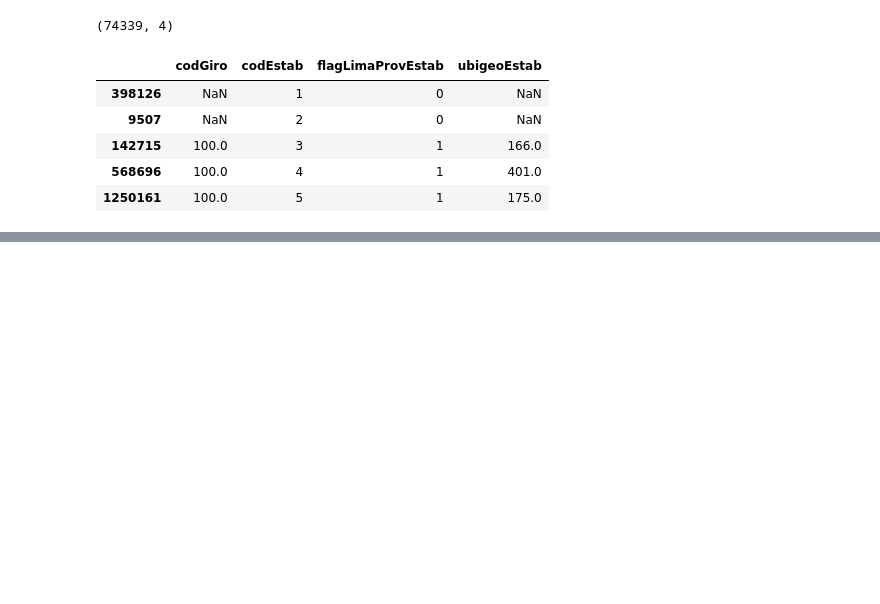
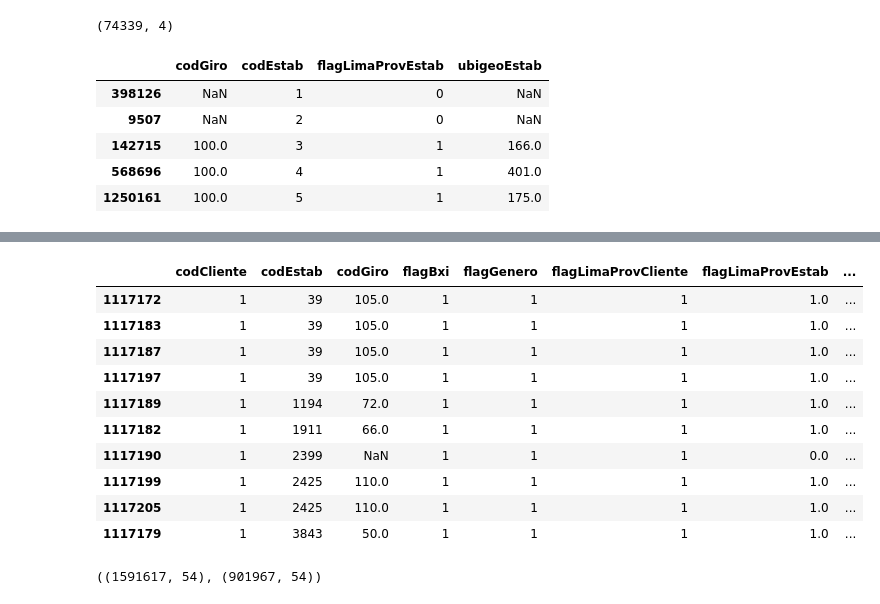
Before and after one commit to kendalvictor/codeando, a Jupyter notebook: machine_learning/_bbva data challeneger 2018/replic_kernel_alberto.ipynb, the cells around one changed output, grey strips where cells are left out. Saved outputs shown, nothing was run; the diff lists cells and outputs as text; code cells hidden in the pictures; blank space fills up the shorter version.

```diff
--- a/machine_learning/_bbva data challeneger 2018/replic_kernel_alberto.ipynb
+++ b/machine_learning/_bbva data challeneger 2018/replic_kernel_alberto.ipynb
@@ -207,0 +360,2 @@ FeatEstab.sort_values(by=['codEstab']).head()
+# %%
+TrainTest = pd.get_dummies(TrainTest)
@@ -207,0 +402,21 @@ FeatEstab.sort_values(by=['codEstab']).head()
+# %%
+X = TrainTest[:TrainTot.shape[0]]
+y = TrainTot.ratingMonto
+# %%
+X.sort_values(by=['codCliente', 'codEstab']).head(10)
+# %% [output]
+|  | codCliente | codEstab | codGiro | flagBxi | flagGenero | flagLimaProvCliente | flagLimaProvEstab | ... |
+| 1117172 | 1 | 39 | 105.0 | 1 | 1 | 1 | 1.0 | ... |
+| 1117183 | 1 | 39 | 105.0 | 1 | 1 | 1 | 1.0 | ... |
+| 1117187 | 1 | 39 | 105.0 | 1 | 1 | 1 | 1.0 | ... |
+| 1117197 | 1 | 39 | 105.0 | 1 | 1 | 1 | 1.0 | ... |
+| 1117189 | 1 | 1194 | 72.0 | 1 | 1 | 1 | 1.0 | ... |
+| 1117182 | 1 | 1911 | 66.0 | 1 | 1 | 1 | 1.0 | ... |
+| 1117190 | 1 | 2399 | NaN | 1 | 1 | 1 | 0.0 | ... |
+| 1117199 | 1 | 2425 | 110.0 | 1 | 1 | 1 | 1.0 | ... |
+| 1117205 | 1 | 2425 | 110.0 | 1 | 1 | 1 | 1.0 | ... |
+| 1117179 | 1 | 3843 | 50.0 | 1 | 1 | 1 | 1.0 | ... |
+# %%
+X.shape, X.drop_duplicates().shape
+# %% [output]
+((1591617, 54), (901967, 54))
```
Also changed, not shown: parts of 20 cells of this notebook.
